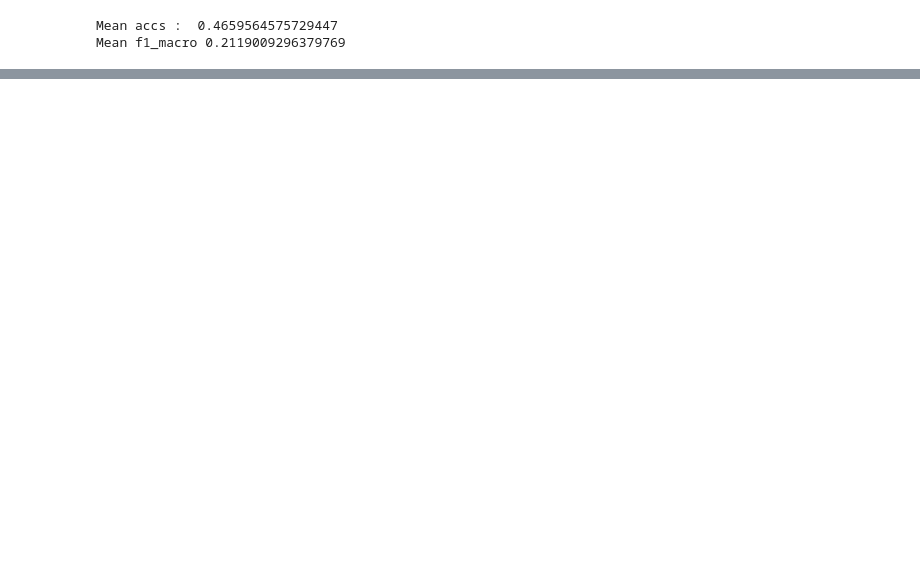
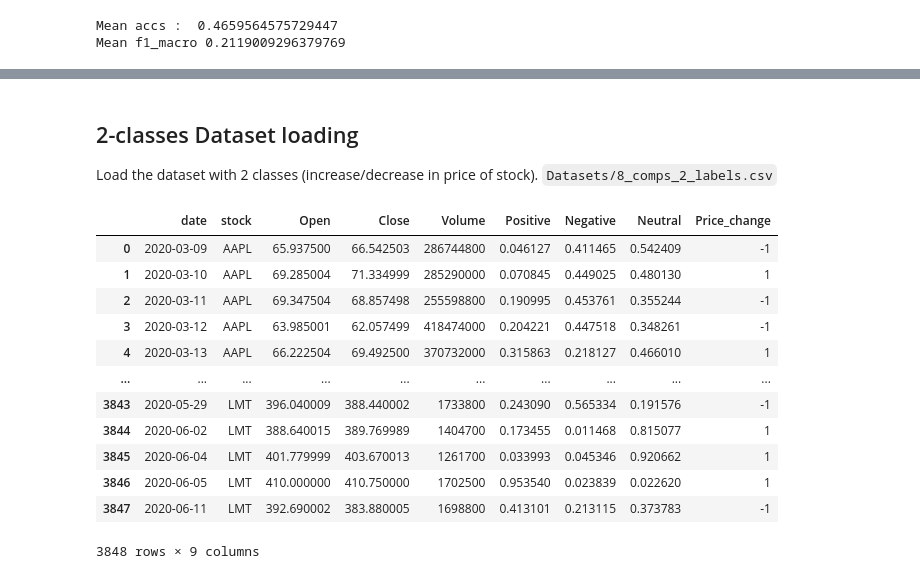
Before and after one commit to Poulinakis-Konstantinos/Stock_prediction_with_News_Sentiment_Analysis, a Jupyter notebook: ML_algos.ipynb, the cells around one changed output, grey strips where cells are left out. Drawn from its saved outputs; the diff is of its cells as text; code cells hidden in the pictures; blank space fills up the shorter version.

```diff
--- a/ML_algos.ipynb
+++ b/ML_algos.ipynb
@@ -182,0 +204,21 @@ plt.show()
+# %% [markdown]
+## 2-classes Dataset loading
+Load the dataset with 2 classes (increase/decrease in price of stock).
+`Datasets/8_comps_2_labels.csv`
+# %%
+df = pd.read_csv('Datasets/8_comps_2_labels.csv', index_col=0, parse_dates=['date'])
+df
+# %% [output]
+|  | date | stock | Open | Close | Volume | Positive | Negative | Neutral | Price_change |
+| 0 | 2020-03-09 | AAPL | 65.937500 | 66.542503 | 286744800 | 0.046127 | 0.411465 | 0.542409 | -1 |
+| 1 | 2020-03-10 | AAPL | 69.285004 | 71.334999 | 285290000 | 0.070845 | 0.449025 | 0.480130 | 1 |
+| 2 | 2020-03-11 | AAPL | 69.347504 | 68.857498 | 255598800 | 0.190995 | 0.453761 | 0.355244 | -1 |
+| 3 | 2020-03-12 | AAPL | 63.985001 | 62.057499 | 418474000 | 0.204221 | 0.447518 | 0.348261 | -1 |
+| 4 | 2020-03-13 | AAPL | 66.222504 | 69.492500 | 370732000 | 0.315863 | 0.218127 | 0.466010 | 1 |
+| ... | ... | ... | ... | ... | ... | ... | ... | ... | ... |
+| 3843 | 2020-05-29 | LMT | 396.040009 | 388.440002 | 1733800 | 0.243090 | 0.565334 | 0.191576 | -1 |
+| 3844 | 2020-06-02 | LMT | 388.640015 | 389.769989 | 1404700 | 0.173455 | 0.011468 | 0.815077 | 1 |
+| 3845 | 2020-06-04 | LMT | 401.779999 | 403.670013 | 1261700 | 0.033993 | 0.045346 | 0.920662 | 1 |
+| 3846 | 2020-06-05 | LMT | 410.000000 | 410.750000 | 1702500 | 0.953540 | 0.023839 | 0.022620 | 1 |
+| 3847 | 2020-06-11 | LMT | 392.690002 | 383.880005 | 1698800 | 0.413101 | 0.213115 | 0.373783 | -1 |
+3848 rows × 9 columns
```
Also changed, not shown: parts of 21 cells of this notebook.
